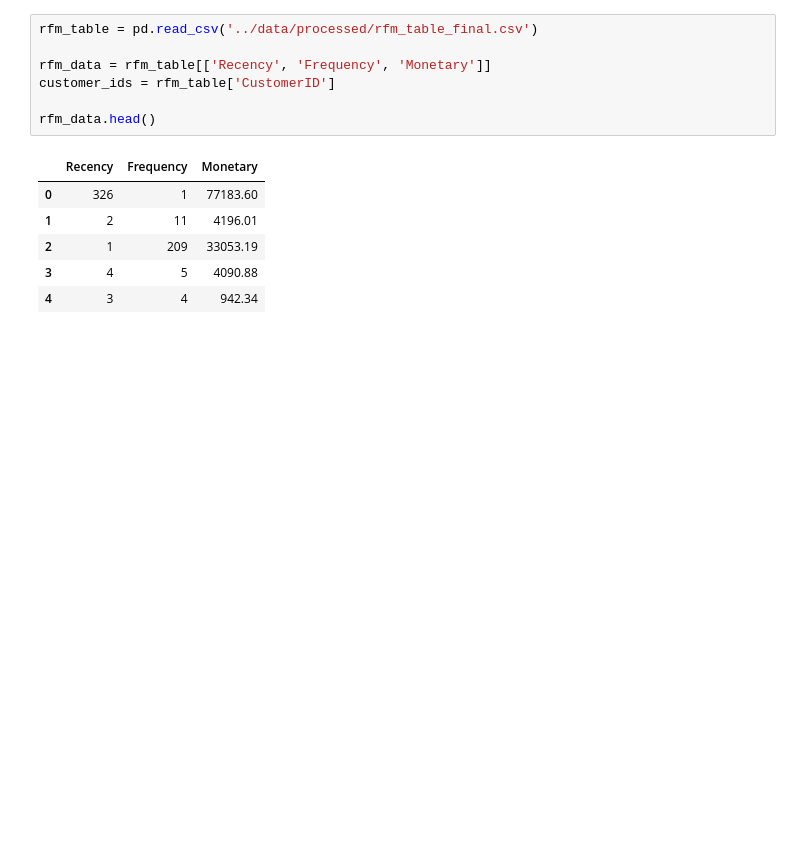
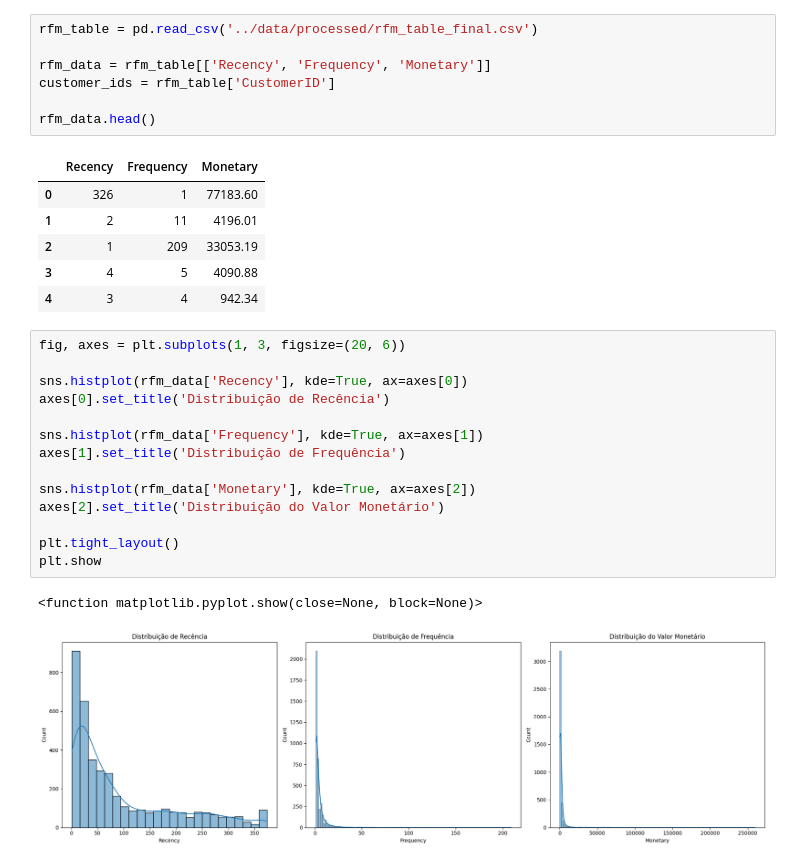
Before and after one commit to mattheusguilherme/customer-segmentation-rfm, a Jupyter notebook: notebooks/02_engenharia_rfm_e_clusterizacao.ipynb, the cells around one changed output. Cells and saved outputs as stored; diff of their text form; blank space fills up the shorter version.

```diff
--- a/notebooks/02_engenharia_rfm_e_clusterizacao.ipynb
+++ b/notebooks/02_engenharia_rfm_e_clusterizacao.ipynb
@@ -102,3 +102,20 @@ rfm_data.head()
 | 2 | 1 | 209 | 33053.19 |
 | 3 | 4 | 5 | 4090.88 |
 | 4 | 3 | 4 | 942.34 |
+# %%
+fig, axes = plt.subplots(1, 3, figsize=(20, 6))
+
+sns.histplot(rfm_data['Recency'], kde=True, ax=axes[0])
+axes[0].set_title('Distribuição de Recência')
+
+sns.histplot(rfm_data['Frequency'], kde=True, ax=axes[1])
+axes[1].set_title('Distribuição de Frequência')
+
+sns.histplot(rfm_data['Monetary'], kde=True, ax=axes[2])
+axes[2].set_title('Distribuição do Valor Monetário')
+
+plt.tight_layout()
+plt.show
+# %% [output]
+<function matplotlib.pyplot.show(close=None, block=None)>
+[figure, added]
```
Also changed, not shown: parts of 1 cell of this notebook.
